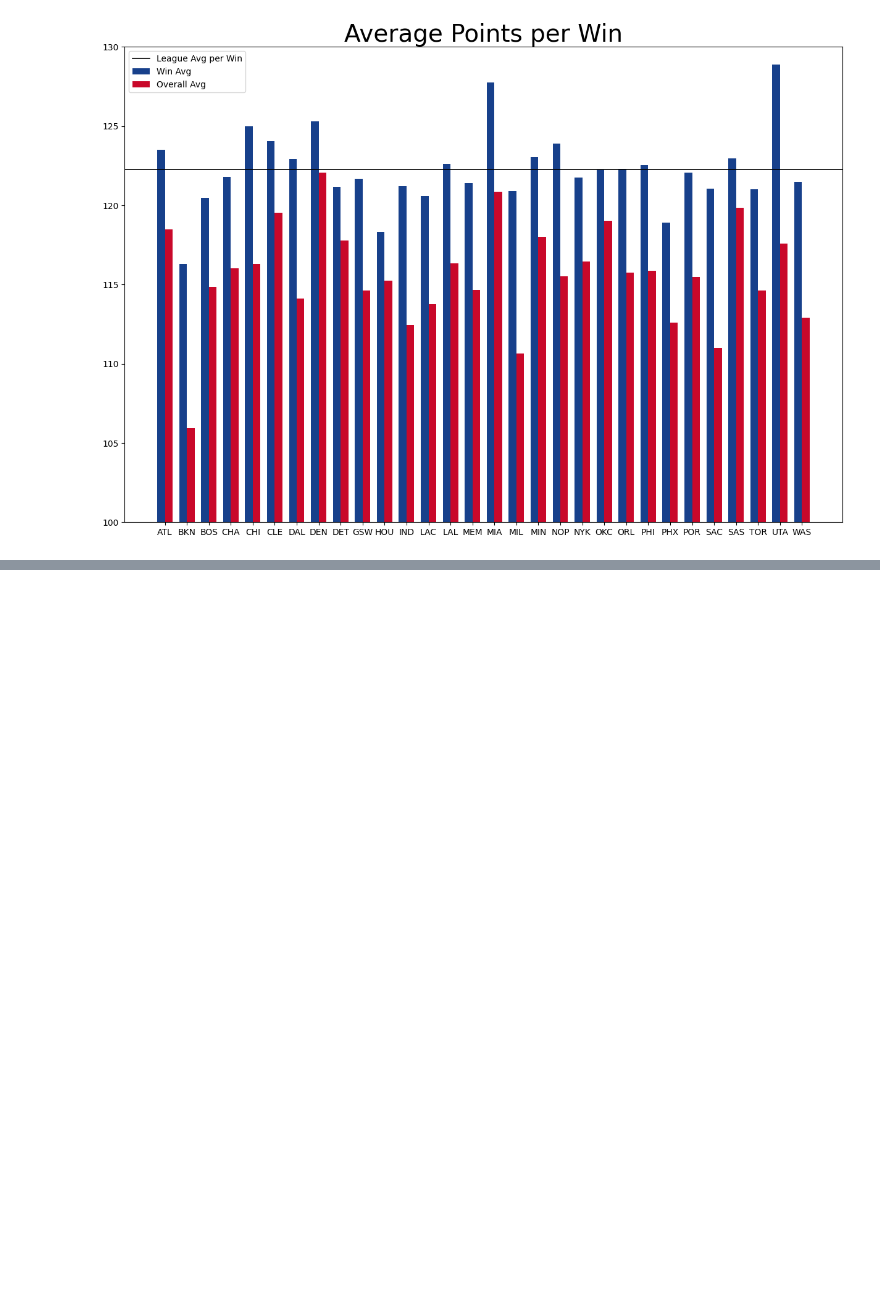
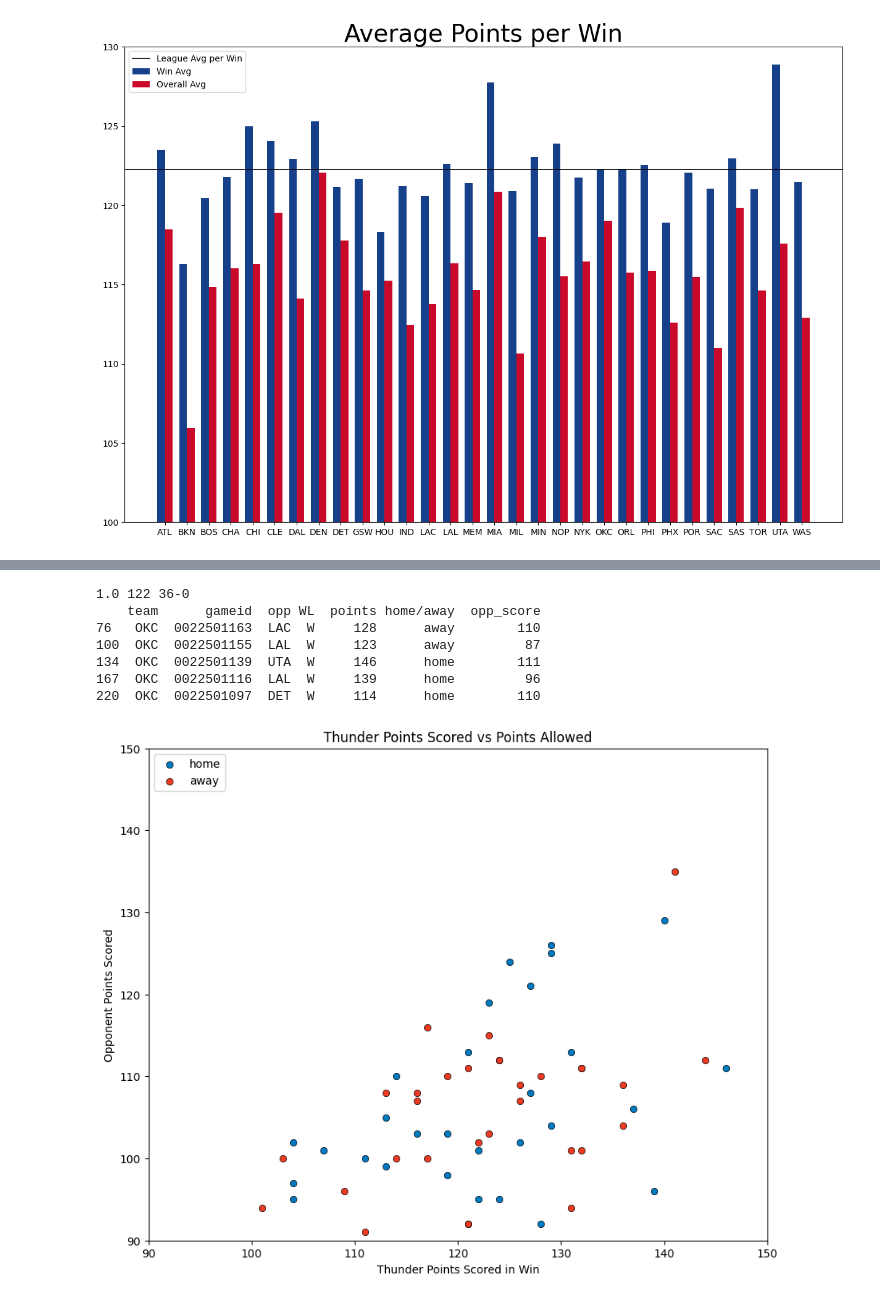
Before and after one commit to wjpericles/nba-data-visuals, a Jupyter notebook: src/02_points_per_win/points_per_win.ipynb, the cells around one changed output, grey strips where cells are left out. Cells and saved outputs as stored; diff of their text form; code cells hidden in the pictures; blank space fills up the shorter version.

```diff
--- a/src/02_points_per_win/points_per_win.ipynb
+++ b/src/02_points_per_win/points_per_win.ipynb
@@ -215,0 +247,36 @@ plt.show()
+# %%
+## FINDING WIN PERCENTAGE AT CERTAIN POINTS
+pct, win_avg, record = win_pct_win_avg('OKC', points_compare, game_stats)
+print(pct, win_avg, record)
+## PLOTTING THE DATA
+
+okc_wins = game_stats[(game_stats['team']== 'OKC') & (game_stats['WL'] == 'W')]
+print(okc_wins.head())
+
+okc_home = okc_wins[okc_wins['home/away'] == 'home']
+okc_away = okc_wins[okc_wins['home/away'] == 'away']
+
+thunder_blue = '#007AC1'
+sunset = '#EF3B24'
+
+fig5, ax5 = plt.subplots(figsize =(10, 8))
+# plt.scatter(uta_wins['points'], uta_wins['opp_score'], color=colors)
+scat_home = plt.scatter(okc_home['points'], okc_home['opp_score'], color=thunder_blue, edgecolors='black', linewidths=0.5)
+scat_away = plt.scatter(okc_away['points'], okc_away['opp_score'], color=sunset, edgecolors='black', linewidths=0.5)
+plt.title('Thunder Points Scored vs Points Allowed')
+ax5.set_xlabel("Thunder Points Scored in Win")
+ax5.set_ylabel("Opponent Points Scored")
+ax5.set_xlim(90, 150)
+ax5.set_ylim(90, 150)
+plt.legend(['home', 'away'], loc='upper left')
+plt.savefig('plots/okc_wins_scatter') # save figure off as a .png
+plt.show()
+# %% [output]
+1.0 122 36-0
+    team      gameid  opp WL  points home/away  opp_score
+76   OKC  0022501163  LAC  W     128      away        110
+100  OKC  0022501155  LAL  W     123      away         87
+134  OKC  0022501139  UTA  W     146      home        111
+167  OKC  0022501116  LAL  W     139      home         96
+220  OKC  0022501097  DET  W     114      home        110
+[figure, added]
```
Also changed, not shown: parts of 7 cells of this notebook, 6 other files.
